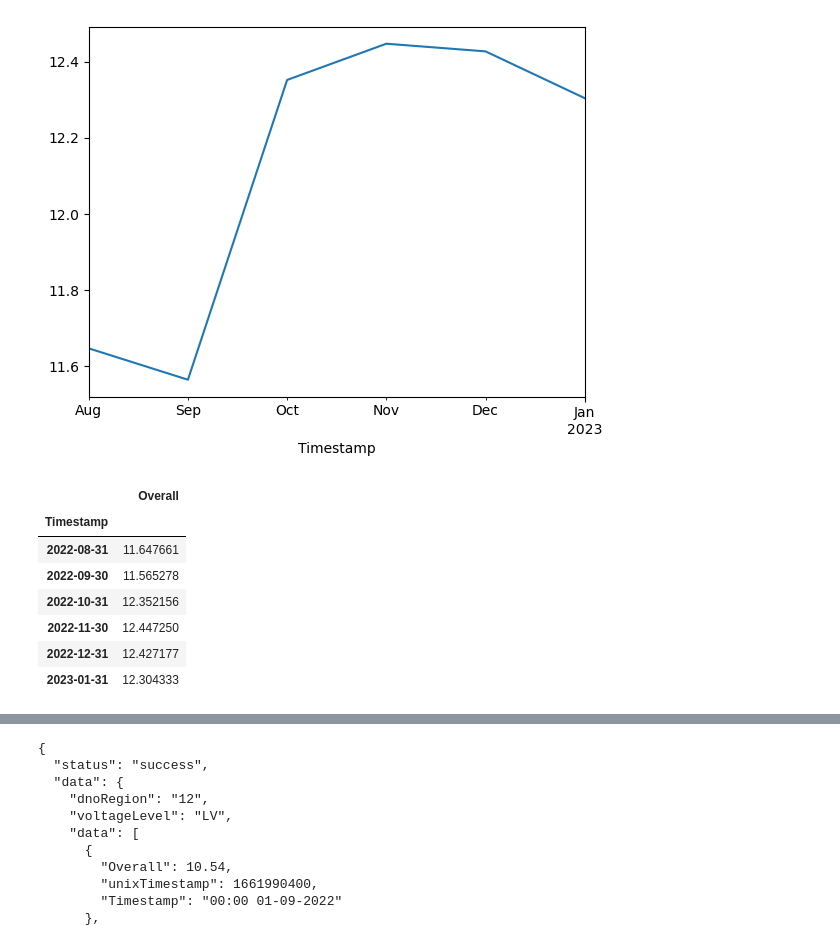
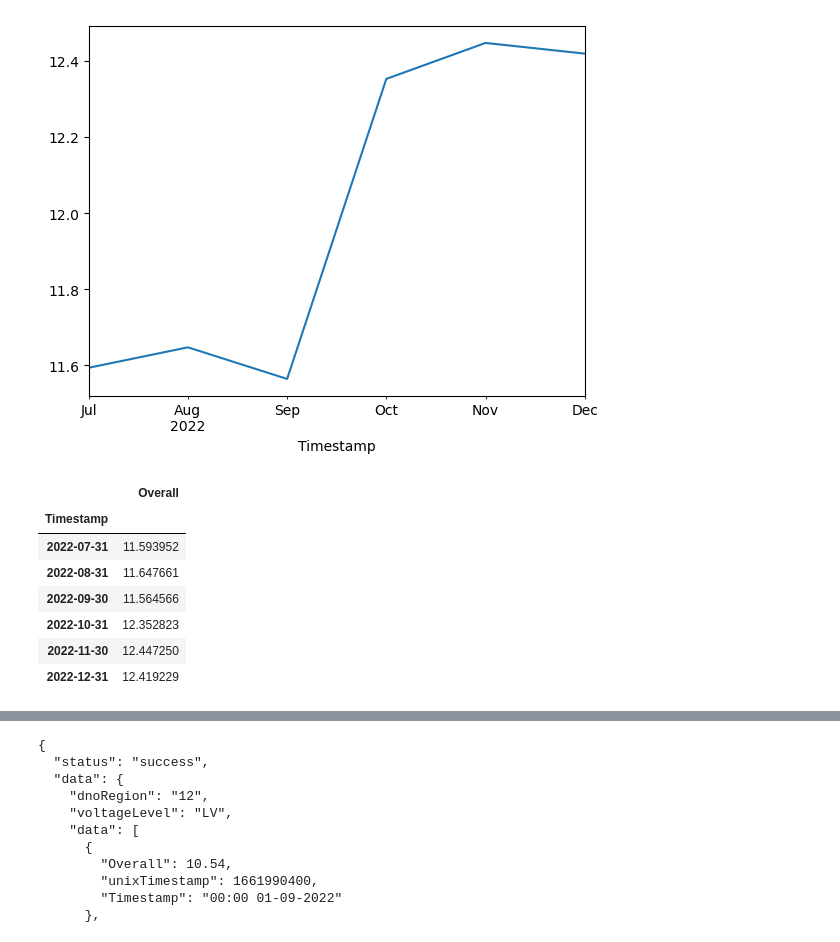
Before and after one commit to mjennings061/HackTheHub-TripleCookedChips, a Jupyter notebook: get_electricity.ipynb, the cells around one changed output, grey strips where cells are left out. Drawn from its saved outputs; the diff is of its cells as text; code cells hidden in the pictures.

```diff
--- a/get_electricity.ipynb
+++ b/get_electricity.ipynb
@@ -65,8 +65,8 @@ def get_electricity(start_date="01-10-2022", end_date="01-01-2023", groupBy='M')
     return elec_monthly
 # %%
 # Call the function.
-START_DATE = "01-08-2022"
-END_DATE = "01-01-2023"
+START_DATE = "01-07-2022"
+END_DATE = "01-12-2022"
 GROUP_BY = "M"
 elec_by_month = get_electricity(START_DATE, END_DATE, GROUP_BY)
 
@@ -94,12 +79,12 @@ Timestamp
-[figure, old version]
+[figure, new version]
 # %%
 elec_by_month
 # %% [output]
 |  | Overall |
 | Timestamp |  |
+| 2022-07-31 | 11.593952 |
 | 2022-08-31 | 11.647661 |
-| 2022-09-30 | 11.565278 |
-| 2022-10-31 | 12.352156 |
+| 2022-09-30 | 11.564566 |
+| 2022-10-31 | 12.352823 |
 | 2022-11-30 | 12.447250 |
-| 2022-12-31 | 12.427177 |
-| 2023-01-31 | 12.304333 |
+| 2022-12-31 | 12.419229 |
```
Also changed, not shown: parts of 5 cells of this notebook.
